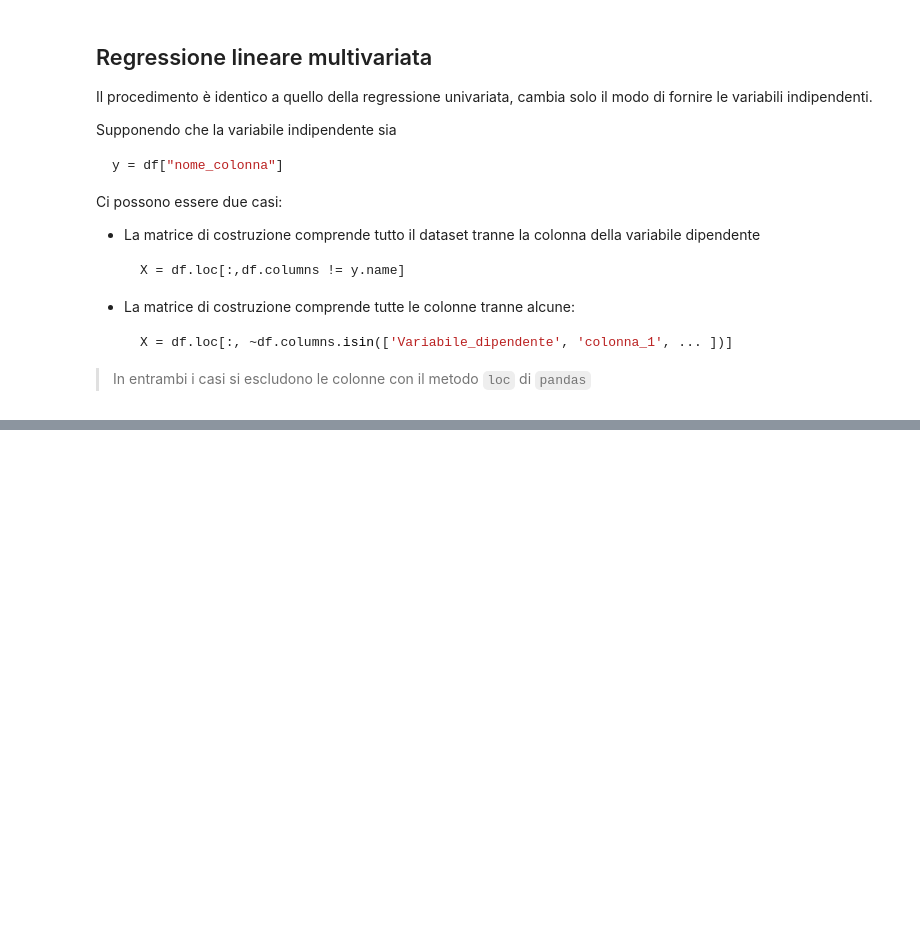
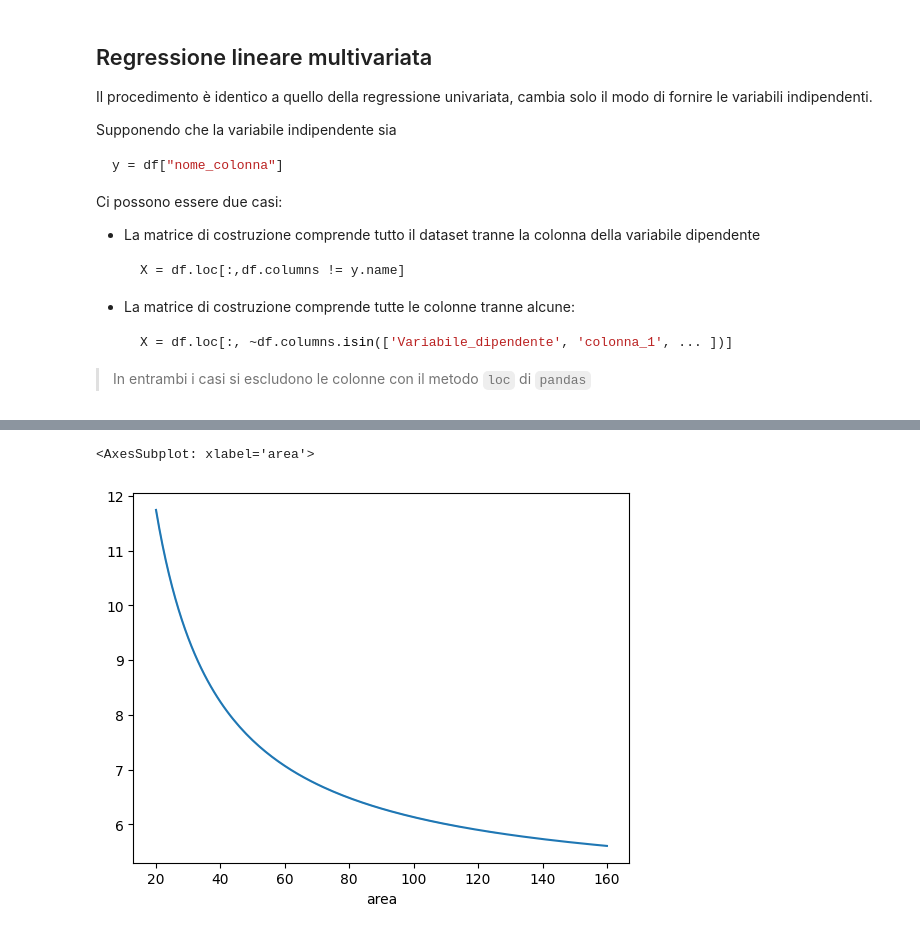
Before and after one commit to cMancio00/statsmodels-tutorial, a Jupyter notebook: NoteBooks/RegressioneLineareClassica.ipynb, the cells around one changed output, grey strips where cells are left out. Drawn from its saved outputs; the diff is of its cells as text; code cells hidden in the pictures; blank space fills up the shorter version.

```diff
--- a/NoteBooks/RegressioneLineareClassica.ipynb
+++ b/NoteBooks/RegressioneLineareClassica.ipynb
@@ -132,0 +197,5 @@ strong multicollinearity or other numerical problems.
+# %%
+sns.lineplot(x = df["area"], y = results.fittedvalues)
+# %% [output]
+<AxesSubplot: xlabel='area'>
+[figure, added]
```
Also changed, not shown: parts of 8 cells of this notebook.
